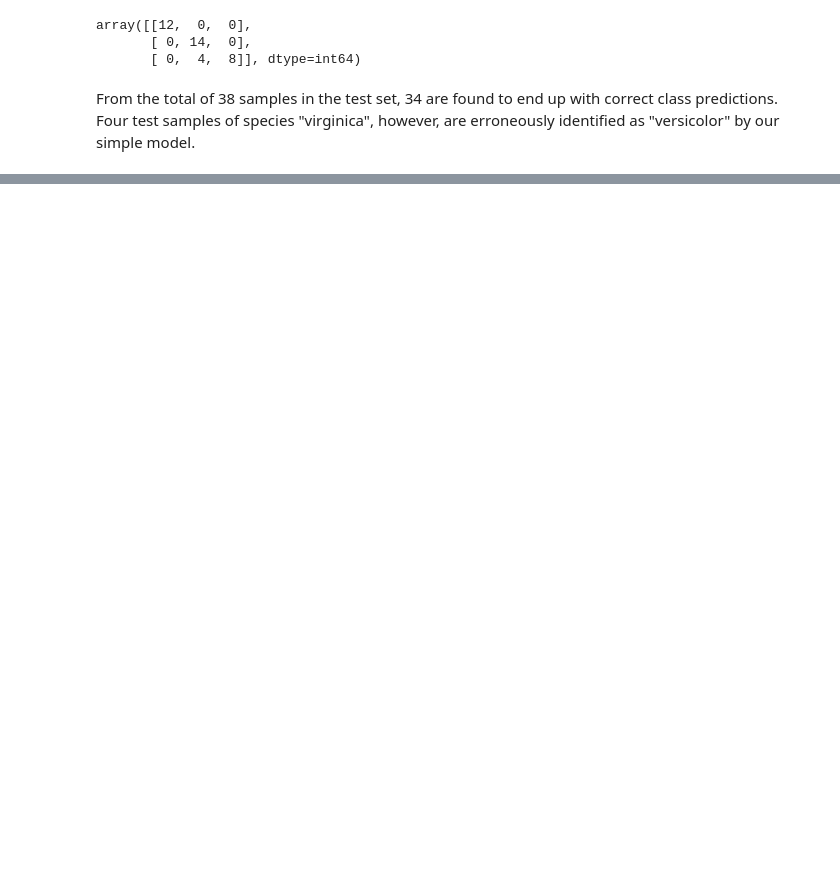
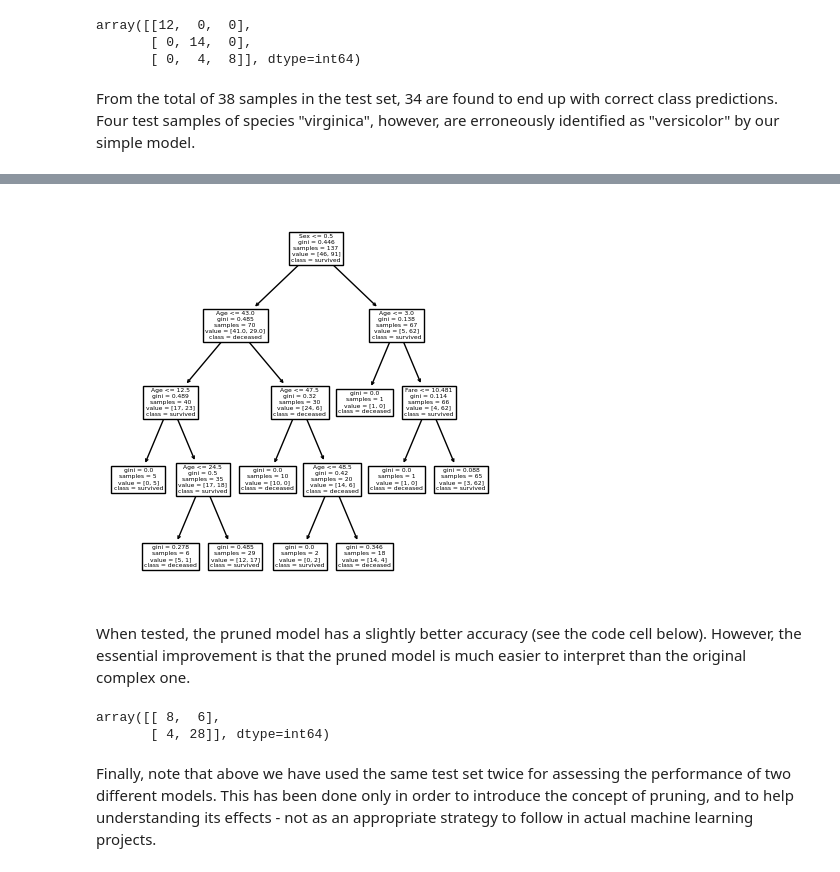
Before and after one commit to vesavvo/dkko, a Jupyter notebook: Decision_tree.ipynb, the cells around one changed output, grey strips where cells are left out. Saved outputs shown, nothing was run; the diff lists cells and outputs as text; code cells hidden in the pictures; blank space fills up the shorter version.

```diff
--- a/Decision_tree.ipynb
+++ b/Decision_tree.ipynb
@@ -81,0 +151,17 @@ where the weighting factor $n_{\rm T}$ ($n_{\rm F}$) is the number of samples in
+# %%
+model_pruned = DecisionTreeClassifier(random_state=20, ccp_alpha=0.012).fit(X_train, y_train)
+fig = plt.figure(figsize = (5, 5))
+plot_tree(model_pruned, feature_names = X.keys(), class_names = ['deceased', 'survived'])
+plt.show()
+# %% [output]
+[figure, added]
+# %% [markdown]
+When tested, the pruned model has a slightly better accuracy (see the code cell below). However, the essential improvement is that the pruned model is much easier to interpret than the original complex one.
+# %%
+preds = model_pruned.predict(X_test)
+confusion_matrix(y_test, preds)
+# %% [output]
+array([[ 8,  6],
+       [ 4, 28]], dtype=int64)
+# %% [markdown]
+Finally, note that above we have used the same test set twice for assessing the performance of two different models. This has been done only in order to introduce the concept of pruning, and to help understanding its effects - not as an appropriate strategy to follow in actual machine learning projects.
```
Also changed, not shown: parts of 18 cells of this notebook.
